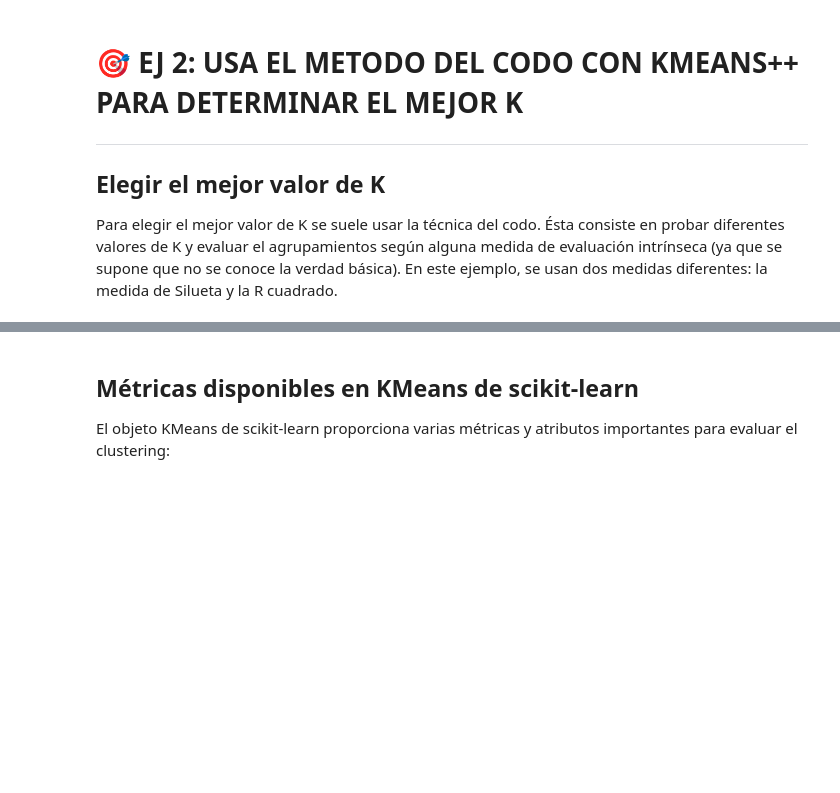
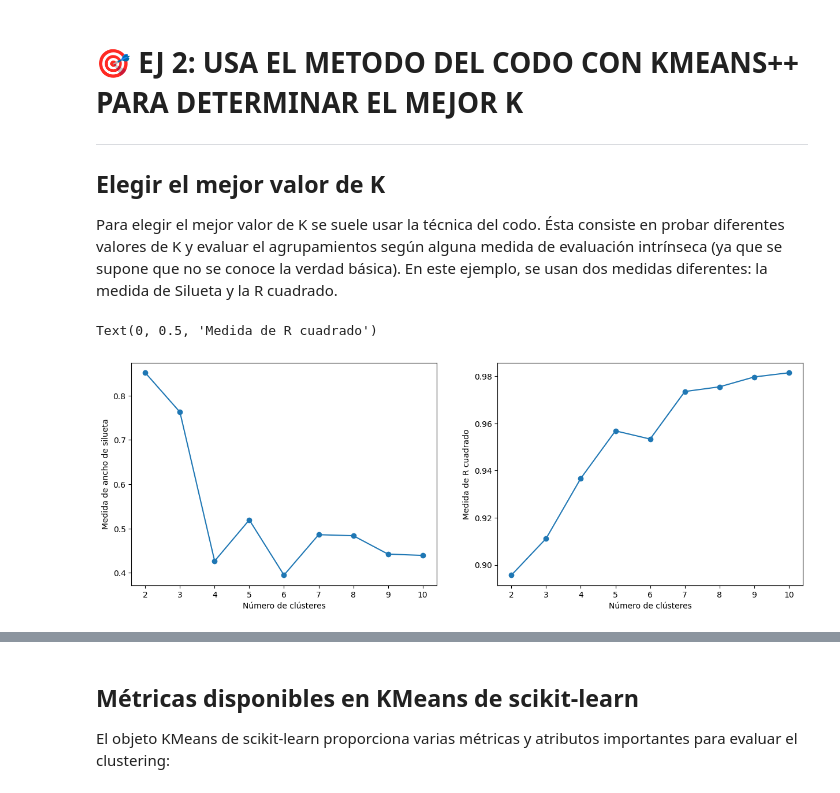
Before and after one commit to SandraNavarrete-docente/aprendizaje-automatico-252601, a Jupyter notebook: 04-MODELOS-NO-SUPERVISADOS/4_3_Métodos_de_clustering_basados_en_particiones_V2.ipynb, the cells around one changed output, grey strips where cells are left out. Saved outputs shown, nothing was run; the diff lists cells and outputs as text; code cells hidden in the pictures; blank space fills up the shorter version.

```diff
--- a/04-MODELOS-NO-SUPERVISADOS/4_3_Métodos_de_clustering_basados_en_particiones_V2.ipynb
+++ b/04-MODELOS-NO-SUPERVISADOS/4_3_Métodos_de_clustering_basados_en_particiones_V2.ipynb
@@ -196,18 +196,19 @@ def paso1_elije_centros_inteligente(K, Dx):
               np.tile(point, (k, 1))
           )
           # Guardar la distancia mínima
-          distances[i] = # 1.1 Completa tu codigo aqui
+          distances[i] = np.min(dist_to_centroids) # 1.1 Completa tu codigo aqui
+
       # Convertir distancias a probabilidades
       probabilities = distances ** 2
       probabilities /= probabilities.sum()
 
       # Elegir siguiente centroide basado en probabilidades
-      next_idx = # 1.1 Completa tu codigo aqui
-      cDx[k] = Dx[next_idx]
+      next_idx = np.random.choice(n_samples, p=probabilities)
+      cDx[k] = Dx[next_idx] # 1.1 Completa tu codigo aqui
   return cDx
 # %%
 def MyKMeansPlusPlus(Dx, K):
-  cDx = # 1.3 Completa el codigo aqui
+  cDx = paso1_elije_centros_inteligente(K, Dx) # # 1.3 Completa el codigo aqui
   cDxIni = cDx.copy()
   # Flag de convergencia
   iterando = True
@@ -215,9 +216,9 @@ def MyKMeansPlusPlus(Dx, K):
     # Vector auxiliar para guardar los centros de la iteración pasada
     # necesarios para identificar la convergencia
     cDx_ant = cDx.copy()
-    Dyp = # 1.4 Completa el codigo aqui
+    Dyp = paso2_asigna_puntos(Dx, cDx) # 1.4 Completa el codigo aqui
     # Calcular los nuevos centros
-    cDx = # 1.5 Completa el codigo aqui
+    cDx = paso3_actualiza_centros(Dx, cDx, Dyp, K) # 1.5 Completa el codigo aqui
     iterando = (np.absolute(np.sum(cDx-cDx_ant)) > 0.00001)
   return cDx, Dyp, cDxIni
 # %%
@@ -254,20 +258,23 @@ def medida_R_cuadrado(X, Xyp, cXs):
 # %%
 #METODO DEL CODO
 # voy a probar para valores de k desde 2 al 11
 rsilueta = np.zeros(9)
 rrsquare = np.zeros(9)
 for k in np.arange(2,11):
     cDx, Dyp,cDxIni = MyKMeansPlusPlus(Dx, k)
-    rsilueta[k-2] = # 2.1 Completa el codigo aqui
-    rrsquare[k-2] = # 2.2 Completa el codigo aqui
+    rsilueta[k-2] = silhouette_score(Dx, Dyp) # 2.1 Completa el codigo aqui
+    rrsquare[k-2] = medida_R_cuadrado(Dx, Dyp, cDx) # 2.2 Completa el codigo aqui
 
 fig, ax = plt.subplots(1,2, figsize=(15,5))
 ax[0].plot( np.arange(2,11),rsilueta, linestyle='-', marker='o')
 ax[0].set_xlabel("Número de clústeres")
 ax[0].set_ylabel("Medida de ancho de silueta")
 
 ax[1].plot( np.arange(2,11),rrsquare, linestyle='-', marker='o')
 ax[1].set_xlabel("Número de clústeres")
 ax[1].set_ylabel("Medida de R cuadrado")
+# %% [output]
+Text(0, 0.5, 'Medida de R cuadrado')
+[figure, added]
 # %% [markdown]
 Redacte una conclusión que analice los gráficos del método del codo y del coeficiente de silueta (y/o R²) para la selección del número de clusters (k). Indique cuál es el valor óptimo de k y fundamente su elección con base en la interpretación de dichos gráficos.
```
Also changed, not shown: parts of 14 cells of this notebook.
